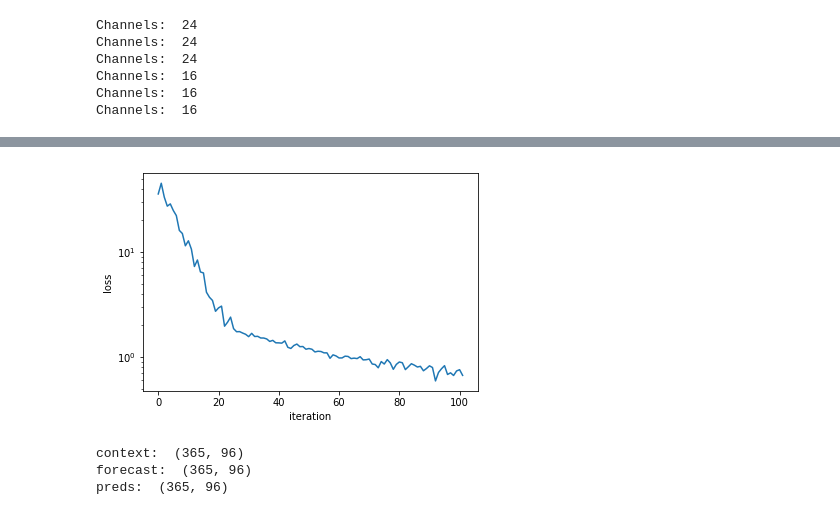
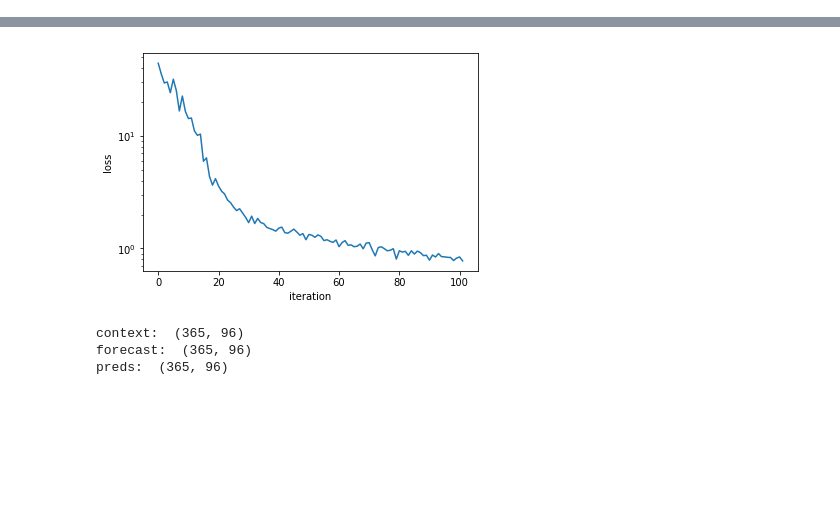
Before and after one commit to logan-spear/time-series-waveglow, a Jupyter notebook: visual_model_eval_stuff.ipynb, the cells around one changed output, grey strips where cells are left out. Saved outputs shown, nothing was run; the diff lists cells and outputs as text; code cells hidden in the pictures; blank space fills up the shorter version.

```diff
--- a/visual_model_eval_stuff.ipynb
+++ b/visual_model_eval_stuff.ipynb
@@ -14,24 +14,6 @@ import matplotlib.pyplot as plt
 # %%
 import train as train_utils
 import DataLoader as DL
-# %%
-net = model.WaveGlow(
-    n_context_channels=96,
-    n_flows=6,
-    n_group=24,
-    n_early_every=3,
-    n_early_size=8,
-    n_layers=2,
-    dilation_list=[1,2],
-    n_channels=96,
-    kernel_size=5, use_cuda=False);
-# %% [output]
-Channels:  24
-Channels:  24
-Channels:  24
-Channels:  16
-Channels:  16
-Channels:  16
 # %%
 reload(train_utils)
 reload(DL)
@@ -39,10 +21,10 @@ dataset = DL.DataLoader(rolling=True, train_f="./wind_power_data/wind_power_deve
 
 params = [
     96, # n_context_channels
-    16,  # n_flows
+    12,  # n_flows
     12, # n_group
     99, # n_early_every
-    8,  # n_early_size
+    2,  # n_early_size
     4,  # n_layers
     [1,2,4,8], # dilation_list
     96, # n_channels
@@ -82,4 +67,4 @@ Epoch: 3/3
-[figure, old version]
+[figure, new version]
 # %%
 # Make some plots and stuff to see what the model is like
 # Like, does it make realistic forecasts, and are the embedded samples actually normally distributed
```
Also changed, not shown: parts of 9 cells of this notebook, 1 other file.
